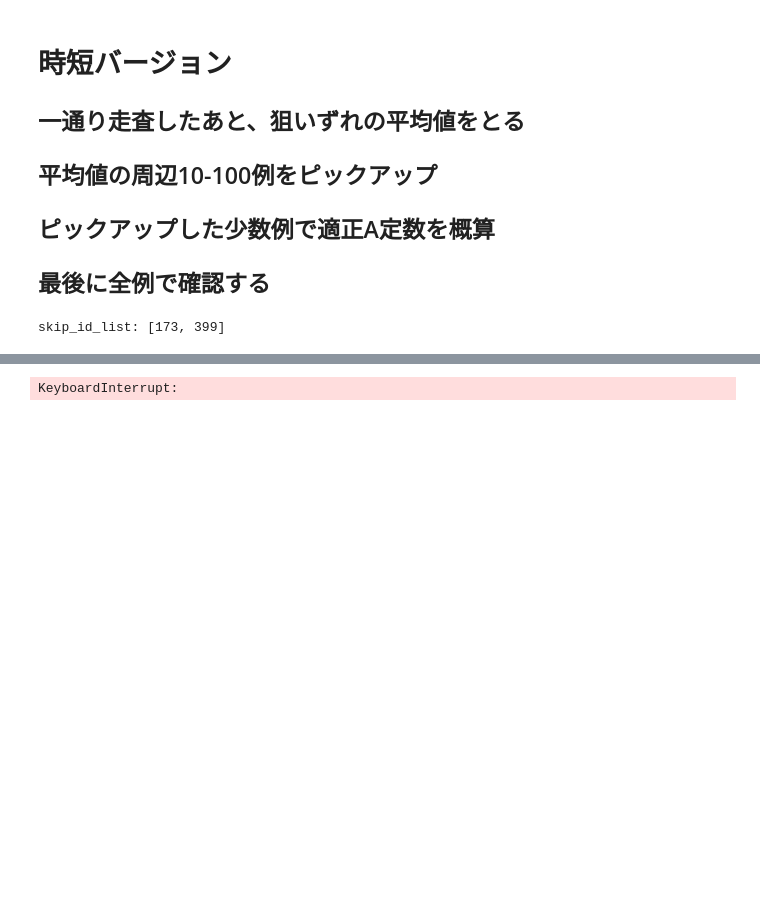
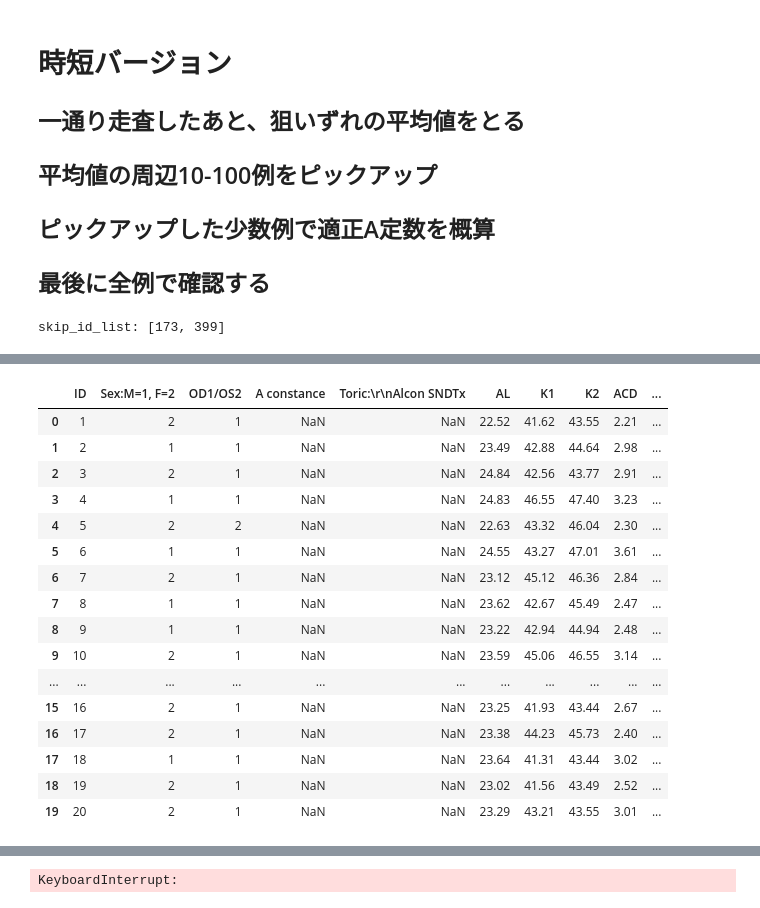
Before and after one commit to ykitaguchi77/tkinter, a Jupyter notebook: IOL scraping/IOL_scraping.ipynb, the cells around one changed output, grey strips where cells are left out. Saved outputs shown, nothing was run; the diff lists cells and outputs as text; code cells hidden in the pictures; blank space fills up the shorter version.

```diff
--- a/IOL scraping/IOL_scraping.ipynb
+++ b/IOL scraping/IOL_scraping.ipynb
@@ -432,0 +610,22 @@ skip_id_list: [173, 399]
+# %%
+pickup_num = 20  #指定の数だけピックアップ
+
+with codecs.open(df_csv_path, "r", "Shift-JIS", "ignore") as file:
+    df = pd.read_csv(file, index_col=None, header=0)
+
+#平均誤差を算出
+for i in range(len(df)):
+    df.loc[i, "actual_error"] = df.iloc[i, 13] - df.iloc[i, 15]
+
+#平均誤差からの差を求める
+for i in range(len(df)):
+    df.loc[i, "modified_error"] = df.loc[i, "actual_error"] - df.loc[:, "actual_error"].mean()
+
+print("mean_error: {}".format(df.loc[:, "actual_error"].mean()))
+
+#絶対値の小さい順にソートする（絶対値のカラムは削除）
+df_pickup = df.sort_values("modified_error")
+df_pickup = df.iloc[0:pickup_num, :].reset_index(drop=True).drop(columns="modified_error")
+df = df.drop(columns="modified_error")
+df = df.drop(columns="actual_error")
+df_pickup = df_pickup.drop(columns="actual_error")
@@ -590,0 +782,20 @@ def calc_error(df):
+# %%
+df_pickup
+# %% [output]
+|  | ID | Sex:M=1, F=2 | OD1/OS2 | A constance | Toric:\r\nAlcon SNDTx | AL | K1 | K2 | ACD | ... |
+| 0 | 1 | 2 | 1 | NaN | NaN | 22.52 | 41.62 | 43.55 | 2.21 | ... |
+| 1 | 2 | 1 | 1 | NaN | NaN | 23.49 | 42.88 | 44.64 | 2.98 | ... |
+| 2 | 3 | 2 | 1 | NaN | NaN | 24.84 | 42.56 | 43.77 | 2.91 | ... |
+| 3 | 4 | 1 | 1 | NaN | NaN | 24.83 | 46.55 | 47.40 | 3.23 | ... |
+| 4 | 5 | 2 | 2 | NaN | NaN | 22.63 | 43.32 | 46.04 | 2.30 | ... |
+| 5 | 6 | 1 | 1 | NaN | NaN | 24.55 | 43.27 | 47.01 | 3.61 | ... |
+| 6 | 7 | 2 | 1 | NaN | NaN | 23.12 | 45.12 | 46.36 | 2.84 | ... |
+| 7 | 8 | 1 | 1 | NaN | NaN | 23.62 | 42.67 | 45.49 | 2.47 | ... |
+| 8 | 9 | 1 | 1 | NaN | NaN | 23.22 | 42.94 | 44.94 | 2.48 | ... |
+| 9 | 10 | 2 | 1 | NaN | NaN | 23.59 | 45.06 | 46.55 | 3.14 | ... |
+| ... | ... | ... | ... | ... | ... | ... | ... | ... | ... | ... |
+| 15 | 16 | 2 | 1 | NaN | NaN | 23.25 | 41.93 | 43.44 | 2.67 | ... |
+| 16 | 17 | 2 | 1 | NaN | NaN | 23.38 | 44.23 | 45.73 | 2.40 | ... |
+| 17 | 18 | 1 | 1 | NaN | NaN | 23.64 | 41.31 | 43.44 | 3.02 | ... |
+| 18 | 19 | 2 | 1 | NaN | NaN | 23.02 | 41.56 | 43.49 | 2.52 | ... |
+| 19 | 20 | 2 | 1 | NaN | NaN | 23.29 | 43.21 | 43.55 | 3.01 | ... |
```
Also changed, not shown: parts of 11 cells of this notebook, 6 other files.
